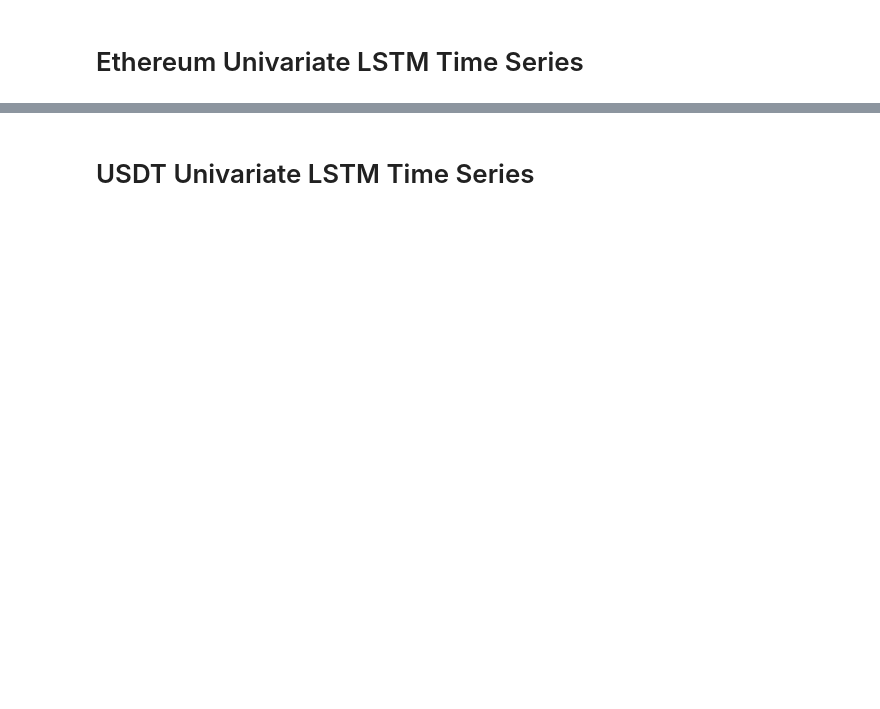
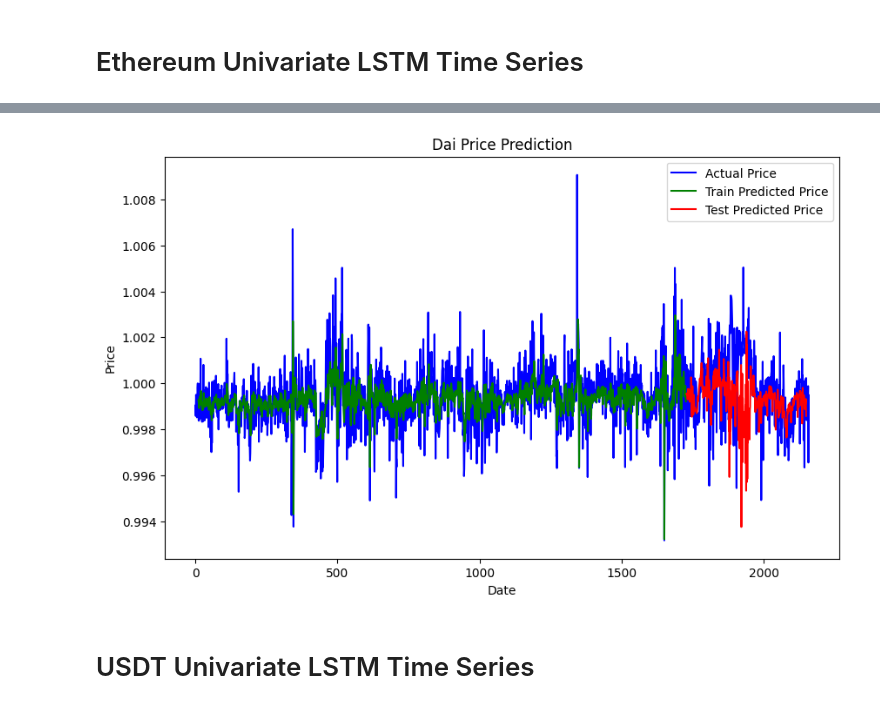
Before and after one commit to skodali4/FH03-Senior-Design-Project, a Jupyter notebook: time_series_modeling/univariate_lstms.ipynb, the cells around one changed output, grey strips where cells are left out. Saved outputs shown, nothing was run; the diff lists cells and outputs as text; code cells hidden in the pictures; blank space fills up the shorter version.

```diff
--- a/time_series_modeling/univariate_lstms.ipynb
+++ b/time_series_modeling/univariate_lstms.ipynb
@@ -318,4 +332,7 @@ Epoch 50/50
 <keras.src.callbacks.History at 0x...>
 # %%
-predictions(lstm, X_train, y_train, X_test, y_test, prices)
+train_predict_dai, test_predict_dai = predictions(lstm, X_train, y_train, X_test, y_test, prices)
+
+train_predict_flattened_dai = train_predict_dai.flatten()
+test_predict_flattened_dai = test_predict_dai.flatten()
 # %% [output]
@@ -343,3 +343,39 @@ Test Score: 0.00143763647894762283 RMSE
+# %%
+# graph the results of dai
+
+# reshape train_predict and test_predict to the shape of prices
+
+# plt.figure(figsize=(10, 6))
+# plt.plot(prices, color='blue', label='Actual Price')
+# plt.plot(range(time_step, train_size + time_step), train_predict_flattened_dai, color='green', label='Train Predicted Price')
+# plt.plot(range(train_size + time_step, train_size + time_step + test_size), test_predict_flattened_dai, color='red', label='Test Predicted Price')
+
+# plt.title('Dai Price Prediction')
+# plt.xlabel('Date')
+# plt.ylabel('Price')
+# plt.legend()
+# plt.show()
+
+plt.figure(figsize=(10, 6))
+plt.plot(prices, color='blue', label='Actual Price')
+
+# Adjusting the range to match the length of train_predict_flattened_dai
+train_range = range(time_step, time_step + len(train_predict_flattened_dai))
+
+plt.plot(train_range, train_predict_flattened_dai, color='green', label='Train Predicted Price')
+
+# Assuming test_predict_flattened_dai has the same length as test_size
+test_range = range(train_size + time_step, train_size + time_step + len(test_predict_flattened_dai))
+
+plt.plot(test_range, test_predict_flattened_dai, color='red', label='Test Predicted Price')
+
+plt.title('Dai Price Prediction')
+plt.xlabel('Date')
+plt.ylabel('Price')
+plt.legend()
+plt.show()
+# %% [output]
+[figure, added]
 # %% [markdown]
 # USDT Univariate LSTM Time Series
 # %%
```
Also changed, not shown: parts of 24 cells of this notebook, 4 other files.
